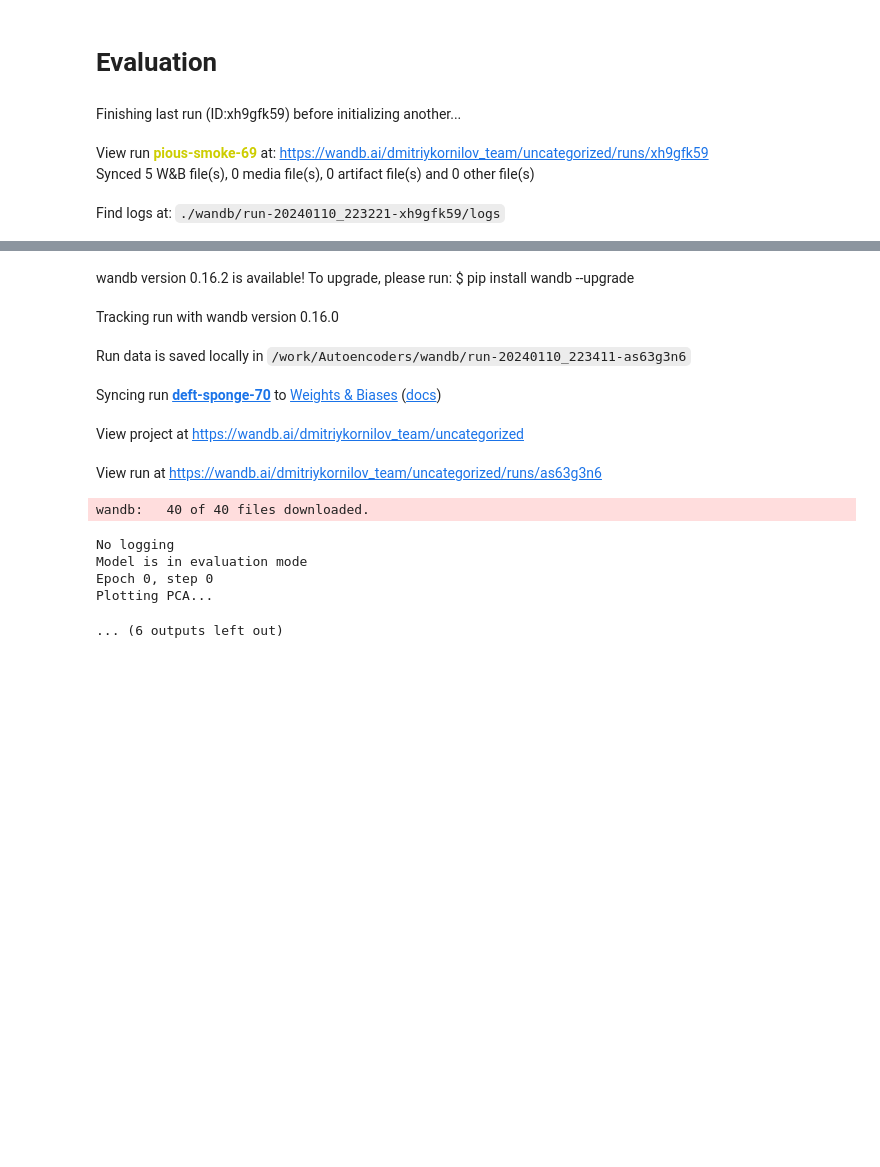
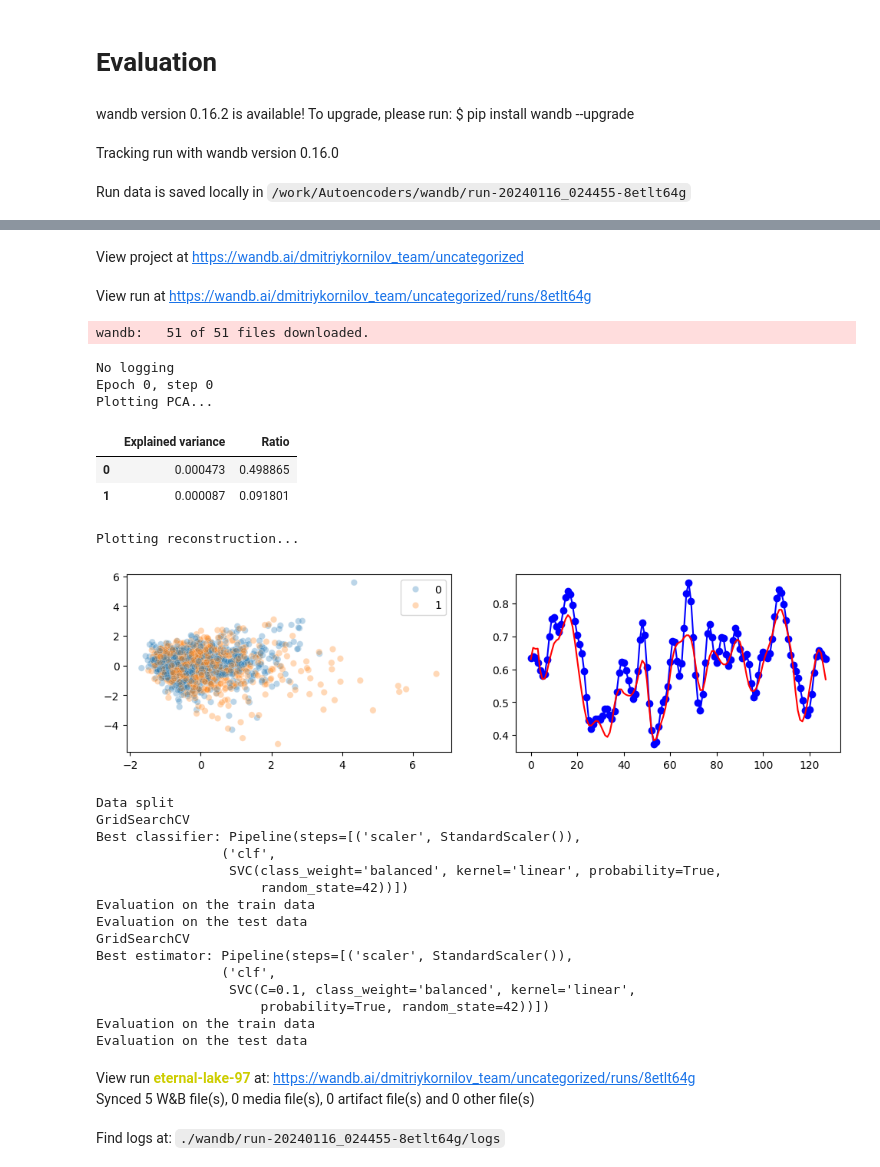
Before and after one commit to dwemer8/Depression_classification_from_EEG, a Jupyter notebook: evaluation.ipynb, the cells around one changed output, grey strips where cells are left out. Cells and saved outputs as stored; diff of their text form; code cells hidden in the pictures; blank space fills up the shorter version.

```diff
--- a/evaluation.ipynb
+++ b/evaluation.ipynb
@@ -262,6 +312,7 @@ from sklearn.linear_model import Ridge
 model_description="depr. anon., AE, 3 ch., 4/8/16/32, 7/7/5/3/3/3/3/1, Sigmoid"
 model_config = {
     "input_dim": train_dataset[0].shape,
+    "loss_reduction" : "mean",
 }
 model = AE(
     n_channels=train_dataset[0].shape[-2],
@@ -269,7 +320,7 @@ model = AE(
 ).to(device)
 
 run = wandb.init()
-artifact = run.use_artifact('dmitriykornilov_team/EEG_age_prediction/AE:v18', type='model')
+artifact = run.use_artifact('dmitriykornilov_team/EEG_depression_classification/AE:v8', type='model')
 artifact_dir = artifact.download()
 model.load_state_dict(torch.load(artifact_dir + '/50_epoch.pth'))
 
@@ -280,6 +331,7 @@ logger = Logger(
 
 ml_config = {
     "ml_model" : Pipeline([('scaler', StandardScaler()), ('clf', SVC())]),
+    "avg_embeddings_over_time" : True,
     "ml_param_grid" : {
         'clf__kernel': ['linear'],
         'clf__C': np.logspace(-1, 1, 3),
@@ -296,15 +348,16 @@ ml_config = {
             "SEED" : SEED,
             "cv_scorer" : accuracy_score,
             "metrics" : [(average_precision_score, "soft"), (roc_auc_score, "soft"), (accuracy_score, "hard"), (f1_score, "hard")],
-            "metrics_for_CI" : [(average_precision_score, "soft"), (roc_auc_score, "soft"), (accuracy_score, "hard"), (f1_score, "hard")],
-            "n_bootstraps" : 1000
+            # "metrics_for_CI" : [(average_precision_score, "soft"), (roc_auc_score, "soft"), (accuracy_score, "hard"), (f1_score, "hard")],
+            # "n_bootstraps" : 1000
         },
         {
             "verbose" : 1,
             "SEED" : SEED,
             "cv_scorer" : accuracy_score,
             "metrics" : [(average_precision_score, "soft"), (roc_auc_score, "soft"), (accuracy_score, "hard"), (f1_score, "hard")],
-            "n_splits" : 10,
+            "n_splits_inner" : 5,
+            "n_splits_outer": 10
         }
     ],
     "ml_metric_prefix" : "clf",
@@ -330,15 +383,20 @@ model, results = train_eval(
     check_period=1e10,
     plot_period=1e10,
     logger=logger,
-    avg_embeddings_over_time=True,
     plot_type="classification", #"regression"/"classification",
+    loss_reduction='mean',
+    loss_coefs={
+        "ampl" : 1,
+        "vel": 0,
+        "acc": 0,
+        "frq": 0
+    },
     **ml_config,
     # step_max=1,
 )
 
 run.finish()
 # %% [output]
-Finishing last run (ID:xh9gfk59) before initializing another...
+wandb version 0.16.2 is available! To upgrade, please run: $ pip install wandb --upgrade
-View run pious-smoke-69 at: https://wandb.ai/dmitriykornilov_team/uncategorized/runs/xh9gfk59
-Synced 5 W&B file(s), 0 media file(s), 0 artifact file(s) and 0 other file(s)
+Tracking run with wandb version 0.16.0
-Find logs at: ./wandb/run-20240110_223221-xh9gfk59/logs
+Run data is saved locally in /work/Autoencoders/wandb/run-20240116_024455-8etlt64g
@@ -346,15 +404,32 @@ Successfully finished last run (ID:xh9gfk59). Initializing new run:
-wandb version 0.16.2 is available! To upgrade, please run: $ pip install wandb --upgrade
+View project at https://wandb.ai/dmitriykornilov_team/uncategorized
-Tracking run with wandb version 0.16.0
+View run at https://wandb.ai/dmitriykornilov_team/uncategorized/runs/8etlt64g
+wandb:   51 of 51 files downloaded.
+No logging
+Epoch 0, step 0
+Plotting PCA...
+|  | Explained variance | Ratio |
+| 0 | 0.000473 | 0.498865 |
+| 1 | 0.000087 | 0.091801 |
+Plotting reconstruction...
+[figure, added]
+Data split
+GridSearchCV
+Best classifier: Pipeline(steps=[('scaler', StandardScaler()),
+                ('clf',
+                 SVC(class_weight='balanced', kernel='linear', probability=True,
+                     random_state=42))])
+Evaluation on the train data
+Evaluation on the test data
+GridSearchCV
+Best estimator: Pipeline(steps=[('scaler', StandardScaler()),
+                ('clf',
+                 SVC(C=0.1, class_weight='balanced', kernel='linear',
+                     probability=True, random_state=42))])
+Evaluation on the train data
+Evaluation on the test data
-Run data is saved locally in /work/Autoencoders/wandb/run-20240110_223411-as63g3n6
+View run eternal-lake-97 at: https://wandb.ai/dmitriykornilov_team/uncategorized/runs/8etlt64g
+Synced 5 W&B file(s), 0 media file(s), 0 artifact file(s) and 0 other file(s)
-Syncing run deft-sponge-70 to Weights & Biases (docs)
+Find logs at: ./wandb/run-20240116_024455-8etlt64g/logs
-View project at https://wandb.ai/dmitriykornilov_team/uncategorized
-View run at https://wandb.ai/dmitriykornilov_team/uncategorized/runs/as63g3n6
-wandb:   40 of 40 files downloaded.
-No logging
-Model is in evaluation mode
-Epoch 0, step 0
-Plotting PCA...
-... (6 outputs left out)
 # %%
 dict_to_df(results)
 # %% [output]
```
Also changed, not shown: parts of 7 cells of this notebook, 5 other files.
